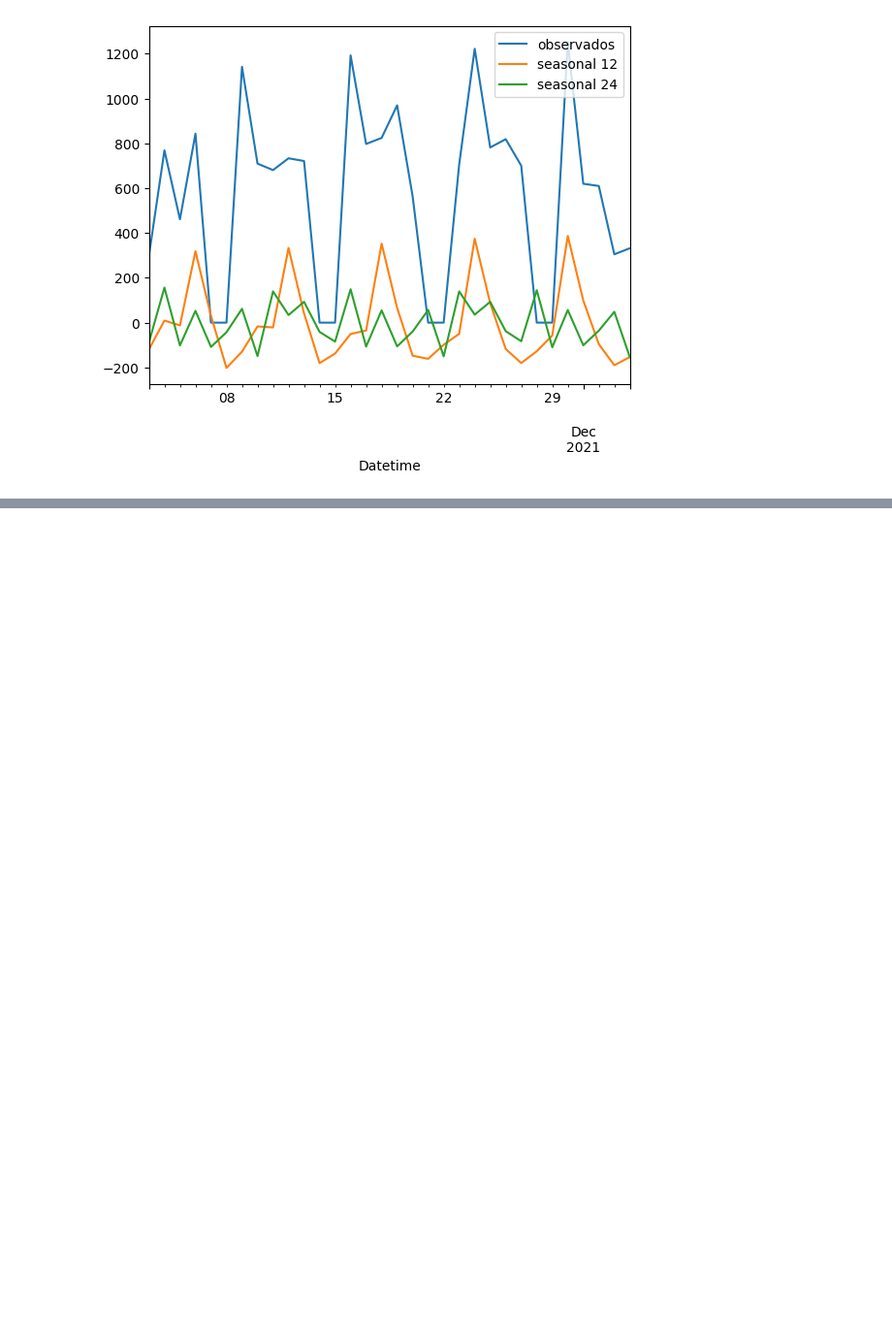
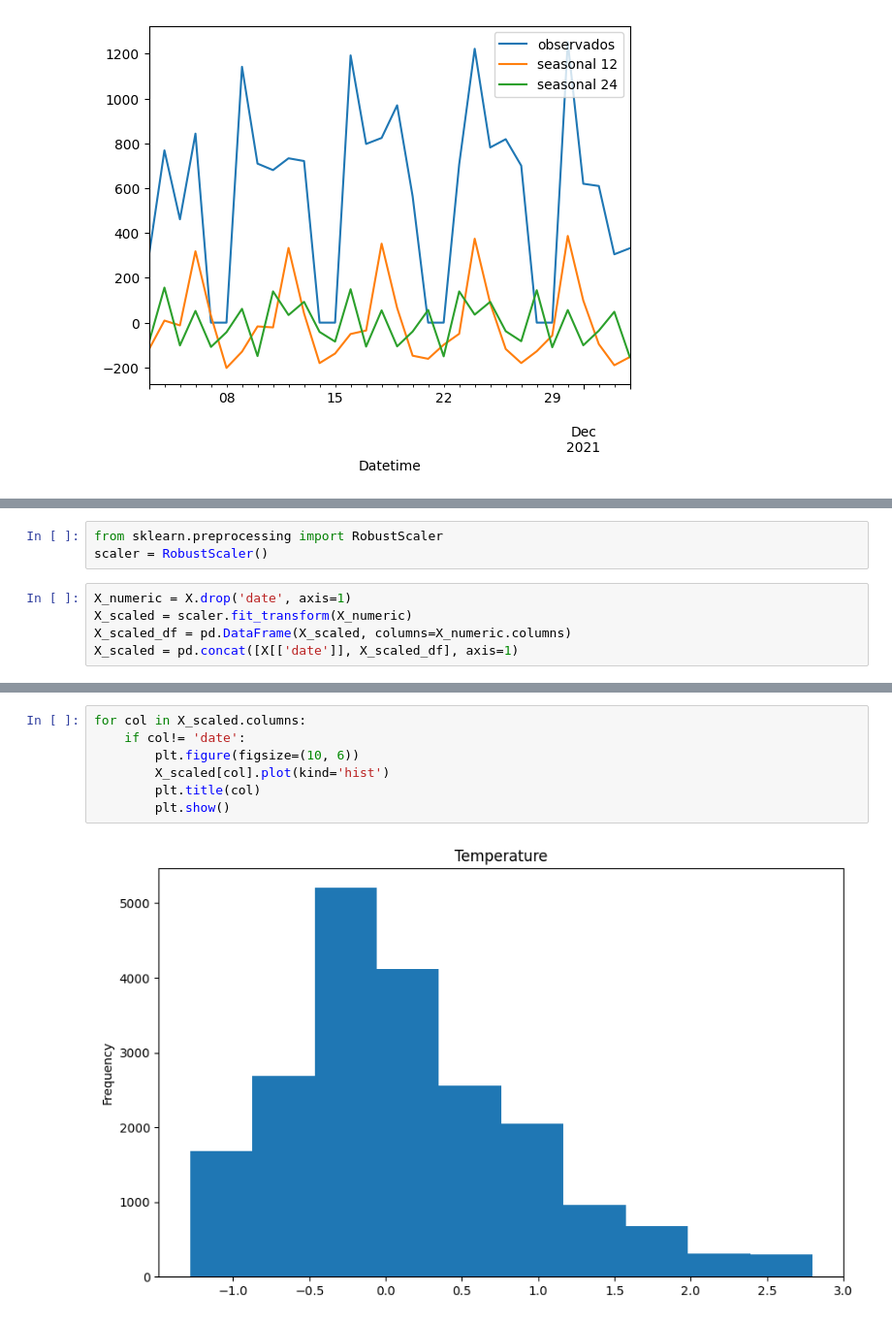
Before and after one commit to jaramillooo/Proyecto_series_no_lineales, a Jupyter notebook: proyecto12ipynb.ipynb, the cells around one changed output, grey strips where cells are left out. Shown at 97% size. Drawn from its saved outputs; the diff is of its cells as text; blank space fills up the shorter version.

```diff
--- a/proyecto12ipynb.ipynb
+++ b/proyecto12ipynb.ipynb
@@ -380,0 +500,8 @@ plt.show()
+# %%
+from sklearn.preprocessing import RobustScaler
+scaler = RobustScaler()
+# %%
+X_numeric = X.drop('date', axis=1)
+X_scaled = scaler.fit_transform(X_numeric)
+X_scaled_df = pd.DataFrame(X_scaled, columns=X_numeric.columns)
+X_scaled = pd.concat([X[['date']], X_scaled_df], axis=1)
@@ -380,0 +517,9 @@ plt.show()
+# %%
+for col in X_scaled.columns:
+    if col!= 'date':
+        plt.figure(figsize=(10, 6))
+        X_scaled[col].plot(kind='hist')
+        plt.title(col)
+        plt.show()
+# %% [output]
+[figure, added]
```
Also changed, not shown: parts of 12 cells of this notebook.
